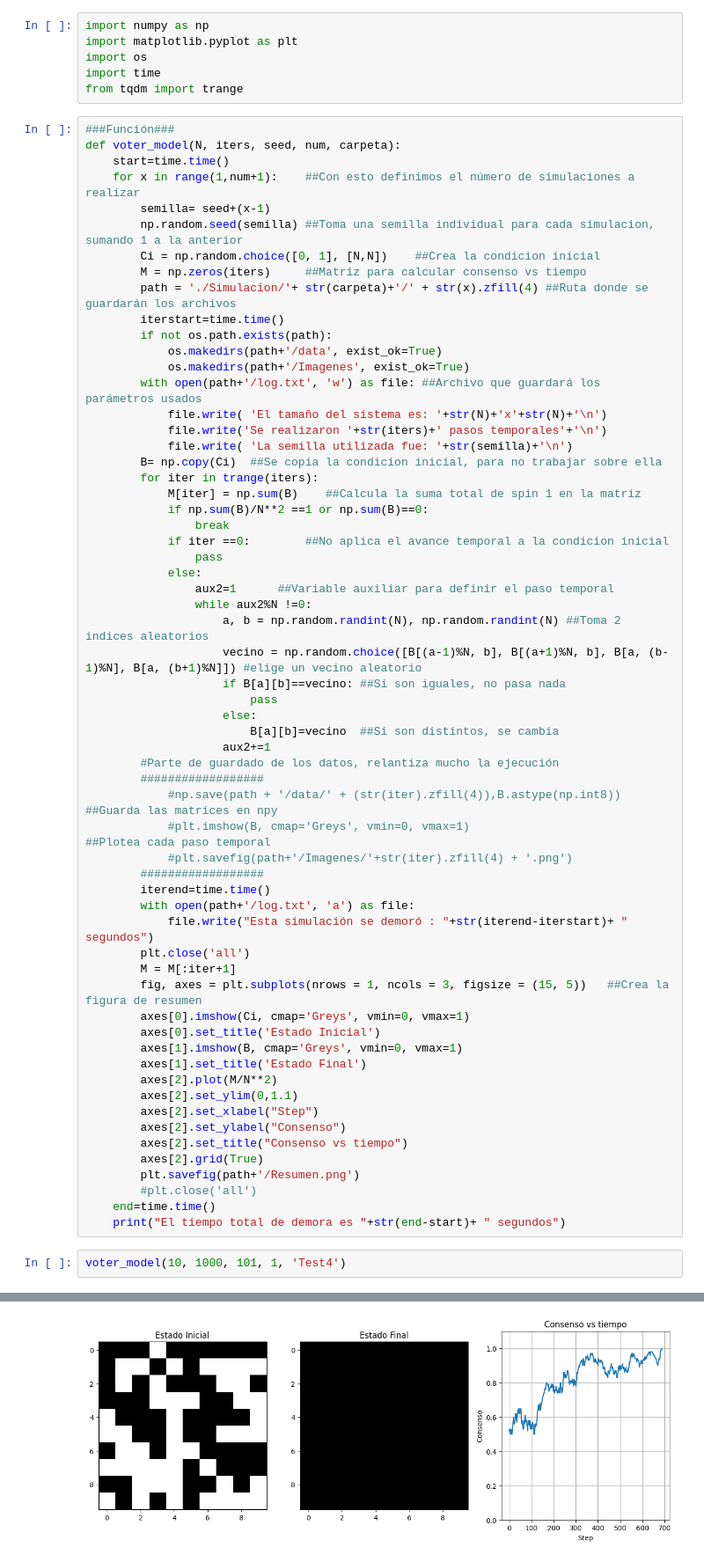
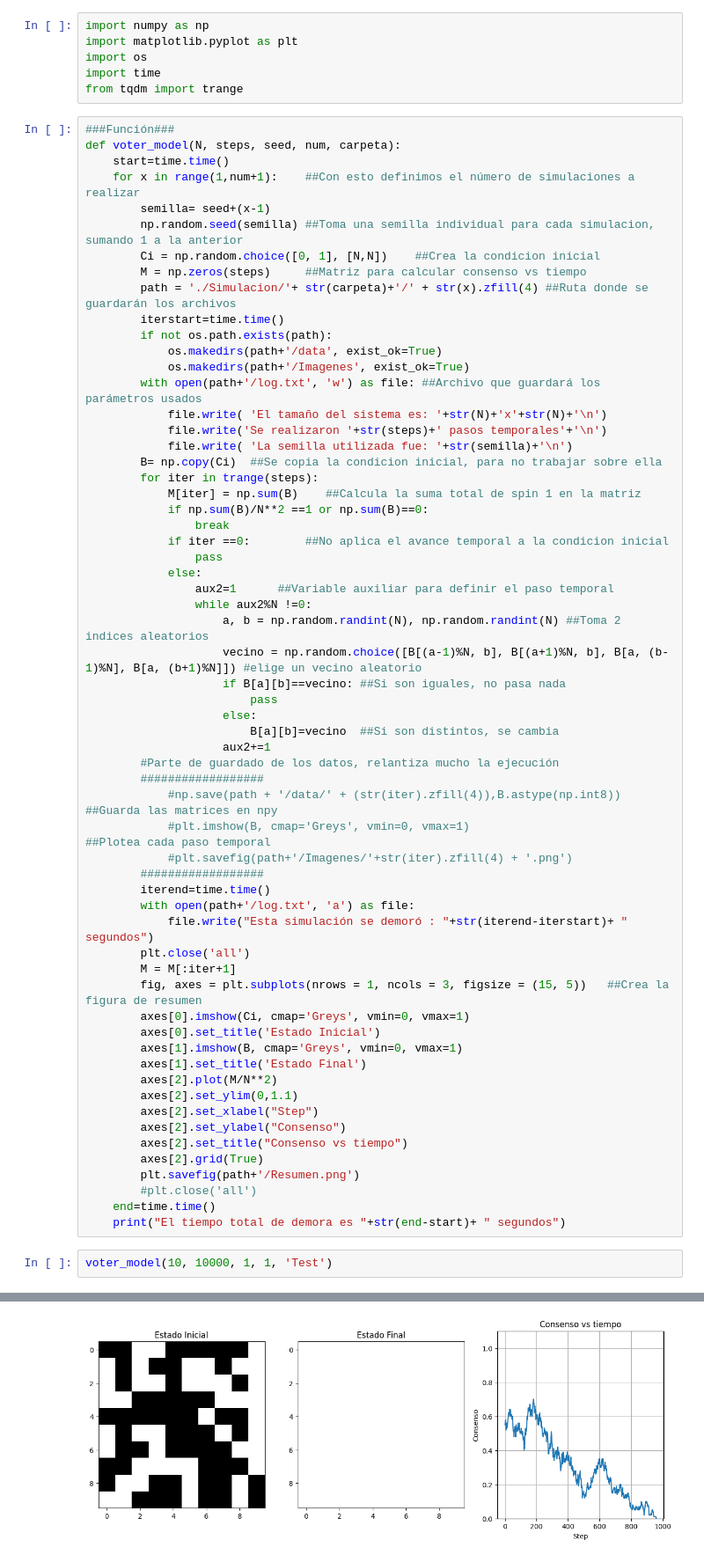
Before and after one commit to spulgares/Sociofisica, a Jupyter notebook: Voter Model/Voter Model.ipynb, the cells around one changed output, grey strips where cells are left out. Shown at 88% size. Drawn from its saved outputs; the diff is of its cells as text.

Commit message:
Voter model done

```diff
--- a/Voter Model/Voter Model.ipynb
+++ b/Voter Model/Voter Model.ipynb
@@ -20,13 +31,13 @@ import time
 from tqdm import trange
 # %%
 ###Función###
-def voter_model(N, iters, seed, num, carpeta):
+def voter_model(N, steps, seed, num, carpeta):
     start=time.time()
     for x in range(1,num+1):    ##Con esto definimos el número de simulaciones a realizar
         semilla= seed+(x-1)
         np.random.seed(semilla) ##Toma una semilla individual para cada simulacion, sumando 1 a la anterior
         Ci = np.random.choice([0, 1], [N,N])    ##Crea la condicion inicial
-        M = np.zeros(iters)     ##Matriz para calcular consenso vs tiempo
+        M = np.zeros(steps)     ##Matriz para calcular consenso vs tiempo
         path = './Simulacion/'+ str(carpeta)+'/' + str(x).zfill(4) ##Ruta donde se guardarán los archivos
         iterstart=time.time()
         if not os.path.exists(path):
@@ -34,10 +45,10 @@ def voter_model(N, iters, seed, num, carpeta):
             os.makedirs(path+'/Imagenes', exist_ok=True)
         with open(path+'/log.txt', 'w') as file: ##Archivo que guardará los parámetros usados
             file.write( 'El tamaño del sistema es: '+str(N)+'x'+str(N)+'\n')
-            file.write('Se realizaron '+str(iters)+' pasos temporales'+'\n')
+            file.write('Se realizaron '+str(steps)+' pasos temporales'+'\n')
             file.write( 'La semilla utilizada fue: '+str(semilla)+'\n')
         B= np.copy(Ci)  ##Se copia la condicion inicial, para no trabajar sobre ella
-        for iter in trange(iters):
+        for iter in trange(steps):
             M[iter] = np.sum(B)    ##Calcula la suma total de spin 1 en la matriz
             if np.sum(B)/N**2 ==1 or np.sum(B)==0:
                 break
@@ -80,5 +91,5 @@ def voter_model(N, iters, seed, num, carpeta):
     end=time.time()
     print("El tiempo total de demora es "+str(end-start)+ " segundos")
 # %%
-voter_model(10, 1000, 101, 1, 'Test4')
+voter_model(10, 10000, 1, 1, 'Test')
 # %% [output]
@@ -86 +97 @@ El tiempo total de demora es 1.87345290184021 segundos
-[figure, old version]
+[figure, new version]
```
Also changed, not shown: parts of 3 cells of this notebook.
